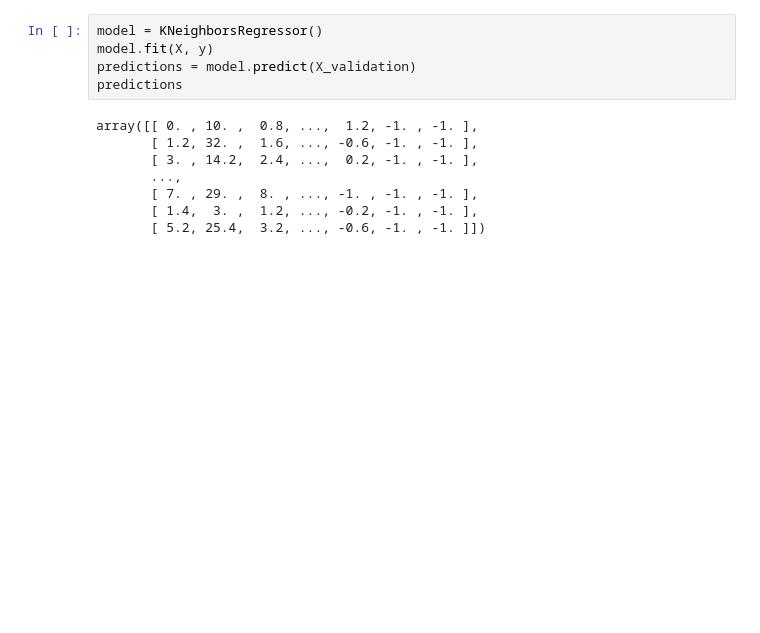
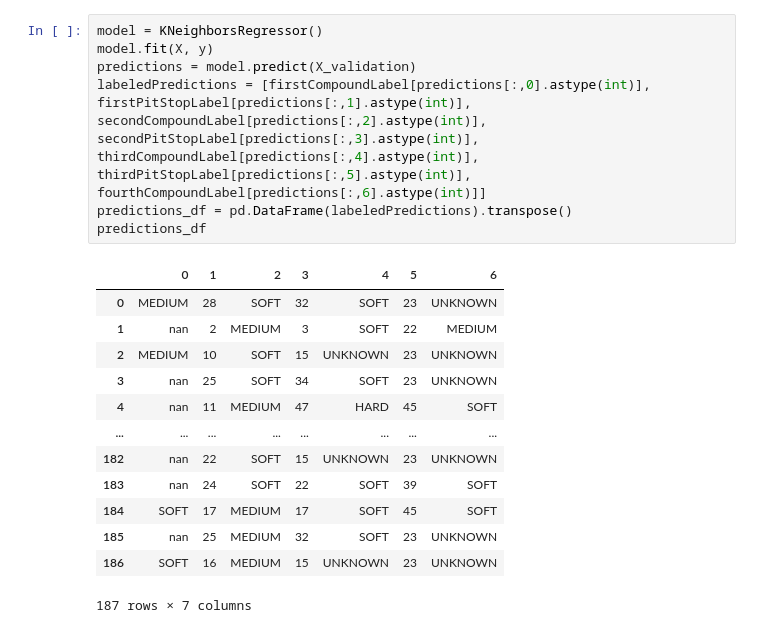
Before and after one commit to MaksymilianKalek/bach, a Jupyter notebook: MLIntro.ipynb, the cells around one changed output. Saved outputs shown, nothing was run; the diff lists cells and outputs as text; blank space fills up the shorter version.

```diff
--- a/MLIntro.ipynb
+++ b/MLIntro.ipynb
@@ -106,16 +140,24 @@ array([[ 0.,  0.,  0., ...,  0., -1., -1.],
-# %%
-model = KNeighborsRegressor()
-model.fit(X, y)
-predictions = model.predict(X_validation)
-predictions
-# %% [output]
-array([[ 0. , 10. ,  0.8, ...,  1.2, -1. , -1. ],
-       [ 1.2, 32. ,  1.6, ..., -0.6, -1. , -1. ],
-       [ 3. , 14.2,  2.4, ...,  0.2, -1. , -1. ],
-       ...,
-       [ 7. , 29. ,  8. , ..., -1. , -1. , -1. ],
-       [ 1.4,  3. ,  1.2, ..., -0.2, -1. , -1. ],
-       [ 5.2, 25.4,  3.2, ..., -0.6, -1. , -1. ]])
+# %%
+model = KNeighborsRegressor()
+model.fit(X, y)
+predictions = model.predict(X_validation)
+labeledPredictions = [firstCompoundLabel[predictions[:,0].astype(int)], firstPitStopLabel[predictions[:,1].astype(int)], secondCompoundLabel[predictions[:,2].astype(int)], secondPitStopLabel[predictions[:,3].astype(int)], thirdCompoundLabel[predictions[:,4].astype(int)], thirdPitStopLabel[predictions[:,5].astype(int)], fourthCompoundLabel[predictions[:,6].astype(int)]]
+predictions_df = pd.DataFrame(labeledPredictions).transpose()
+predictions_df
+# %% [output]
+|  | 0 | 1 | 2 | 3 | 4 | 5 | 6 |
+| 0 | MEDIUM | 28 | SOFT | 32 | SOFT | 23 | UNKNOWN |
+| 1 | nan | 2 | MEDIUM | 3 | SOFT | 22 | MEDIUM |
+| 2 | MEDIUM | 10 | SOFT | 15 | UNKNOWN | 23 | UNKNOWN |
+| 3 | nan | 25 | SOFT | 34 | SOFT | 23 | UNKNOWN |
+| 4 | nan | 11 | MEDIUM | 47 | HARD | 45 | SOFT |
+| ... | ... | ... | ... | ... | ... | ... | ... |
+| 182 | nan | 22 | SOFT | 15 | UNKNOWN | 23 | UNKNOWN |
+| 183 | nan | 24 | SOFT | 22 | SOFT | 39 | SOFT |
+| 184 | SOFT | 17 | MEDIUM | 17 | SOFT | 45 | SOFT |
+| 185 | nan | 25 | MEDIUM | 32 | SOFT | 23 | UNKNOWN |
+| 186 | SOFT | 16 | MEDIUM | 15 | UNKNOWN | 23 | UNKNOWN |
+187 rows × 7 columns
 # %%
 
 
```
Also changed, not shown: parts of 11 cells of this notebook.
